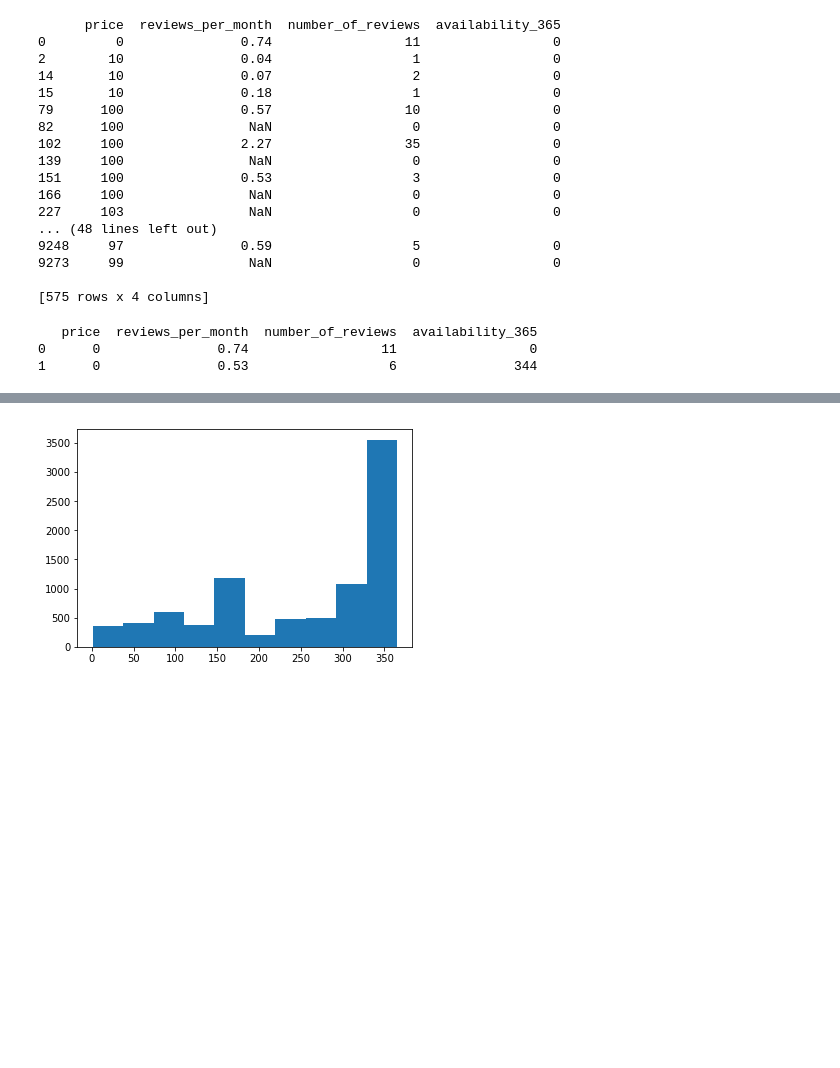
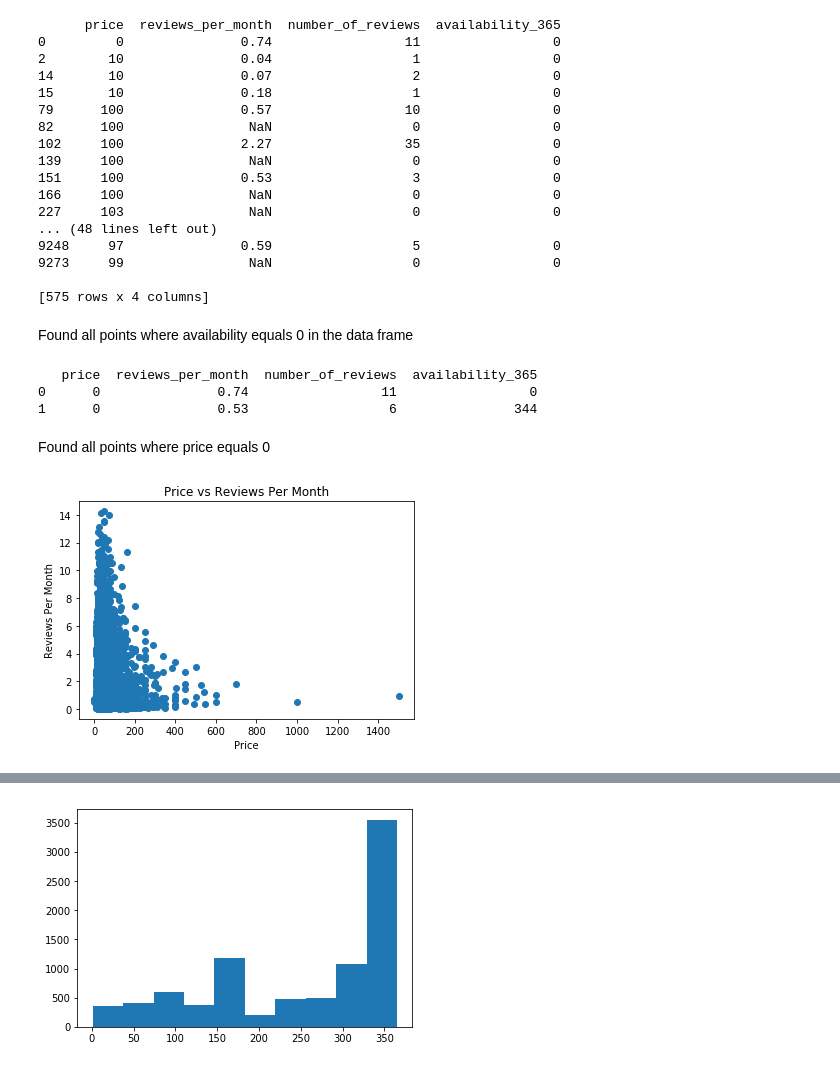
Before and after one commit to emett75/Unit-1-Capstone, a Jupyter notebook: Unit 1 Capstone.ipynb, the cells around one changed output, grey strips where cells are left out. Drawn from its saved outputs; the diff is of its cells as text; code cells hidden in the pictures; blank space fills up the shorter version.

```diff
--- a/Unit 1 Capstone.ipynb
+++ b/Unit 1 Capstone.ipynb
@@ -73,6 +84,8 @@ print(athens.loc[athens.availability_365 == 0])
 9273     99                NaN                  0                 0
 
 [575 rows x 4 columns]
+# %% [markdown]
+Found all points where availability equals 0 in the data frame
 # %%
 print(athens.loc[athens.price == 0])
 # %% [output]
@@ -83,0 +95,11 @@ print(athens.loc[athens.price == 0])
+# %% [markdown]
+Found all points where price equals 0
+# %%
+plt.scatter(athens['price'], athens['reviews_per_month'])
+plt.xlabel('Price')
+plt.ylabel('Reviews Per Month')
+plt.title('Price vs Reviews Per Month')
+plt.show()
+#comparing price to reviews per month to see if there is a correlation
+# %% [output]
+[figure, added]
```
Also changed, not shown: parts of 78 cells of this notebook.
